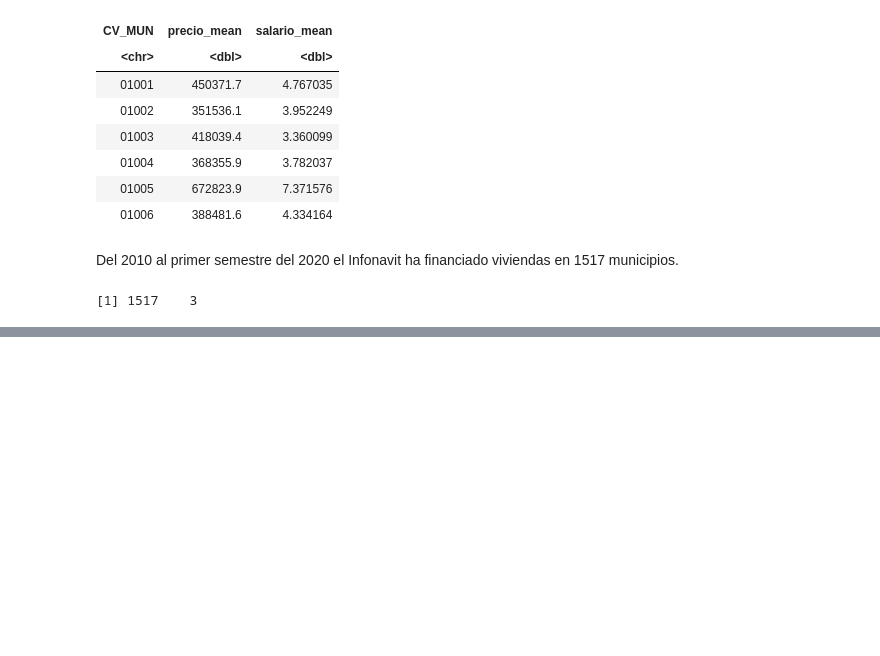
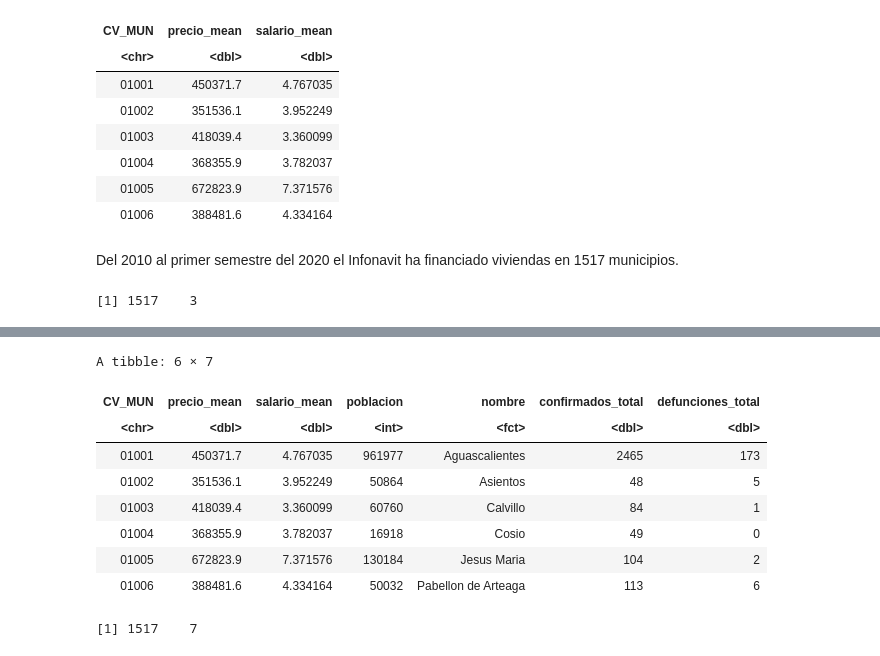
Before and after one commit to prope-2020-gh-classroom/practica-final-por-equipos-verano-2020-itam-rrmiguel-2401, a Jupyter notebook: PracticaFinal.ipynb, the cells around one changed output, grey strips where cells are left out. Drawn from its saved outputs; the diff is of its cells as text; code cells hidden in the pictures; blank space fills up the shorter version.

```diff
--- a/PracticaFinal.ipynb
+++ b/PracticaFinal.ipynb
@@ -66,0 +146,22 @@ dim(df_inf)
+# %%
+confirmados<-confirmados[,c(1:3,192)]
+defunciones<-defunciones[,c(1,127)]
+# %%
+datos<-left_join(df_inf, confirmados, by="CV_MUN")
+datos<-left_join(datos, defunciones, by="CV_MUN")
+# %%
+names(datos)[6]<-"confirmados_total"
+names(datos)[7]<-"defunciones_total"
+head(datos)
+dim(datos)
+# %% [output]
+A tibble: 6 × 7
+| CV_MUN | precio_mean | salario_mean | poblacion | nombre | confirmados_total | defunciones_total |
+| <chr> | <dbl> | <dbl> | <int> | <fct> | <dbl> | <dbl> |
+| 01001 | 450371.7 | 4.767035 | 961977 | Aguascalientes | 2465 | 173 |
+| 01002 | 351536.1 | 3.952249 | 50864 | Asientos | 48 | 5 |
+| 01003 | 418039.4 | 3.360099 | 60760 | Calvillo | 84 | 1 |
+| 01004 | 368355.9 | 3.782037 | 16918 | Cosio | 49 | 0 |
+| 01005 | 672823.9 | 7.371576 | 130184 | Jesus Maria | 104 | 2 |
+| 01006 | 388481.6 | 4.334164 | 50032 | Pabellon de Arteaga | 113 | 6 |
+[1] 1517    7
```
Also changed, not shown: parts of 17 cells of this notebook.
